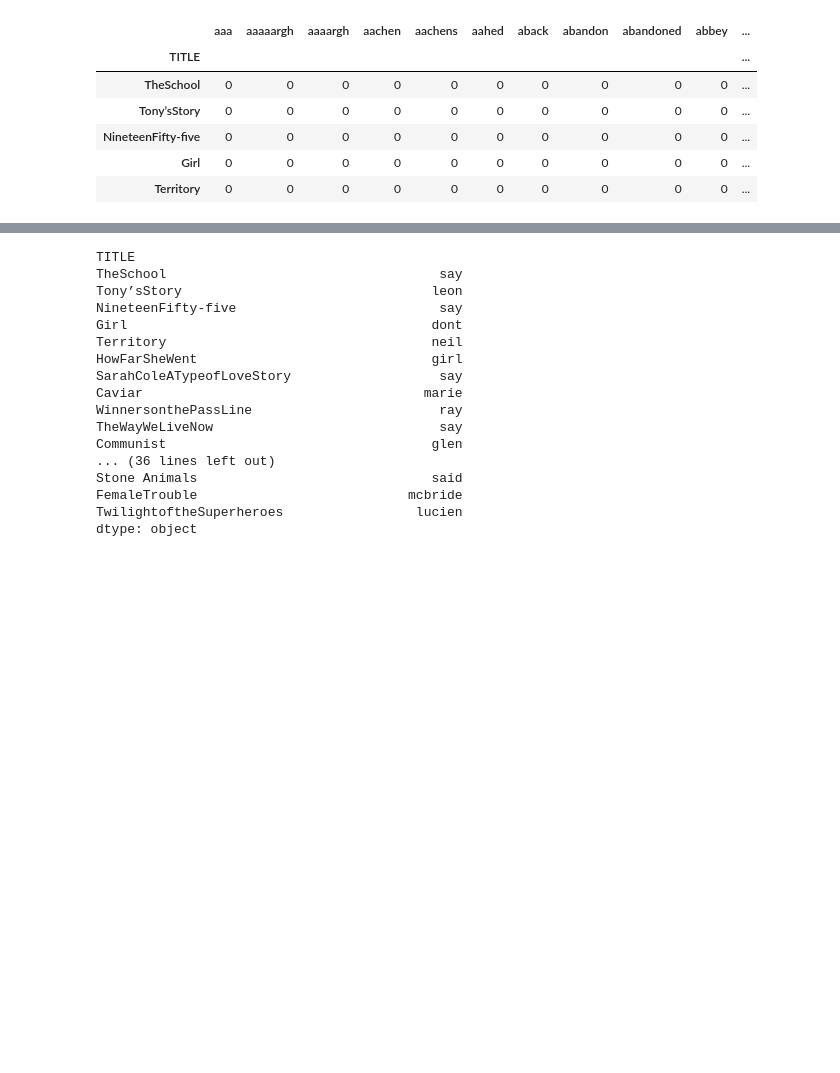
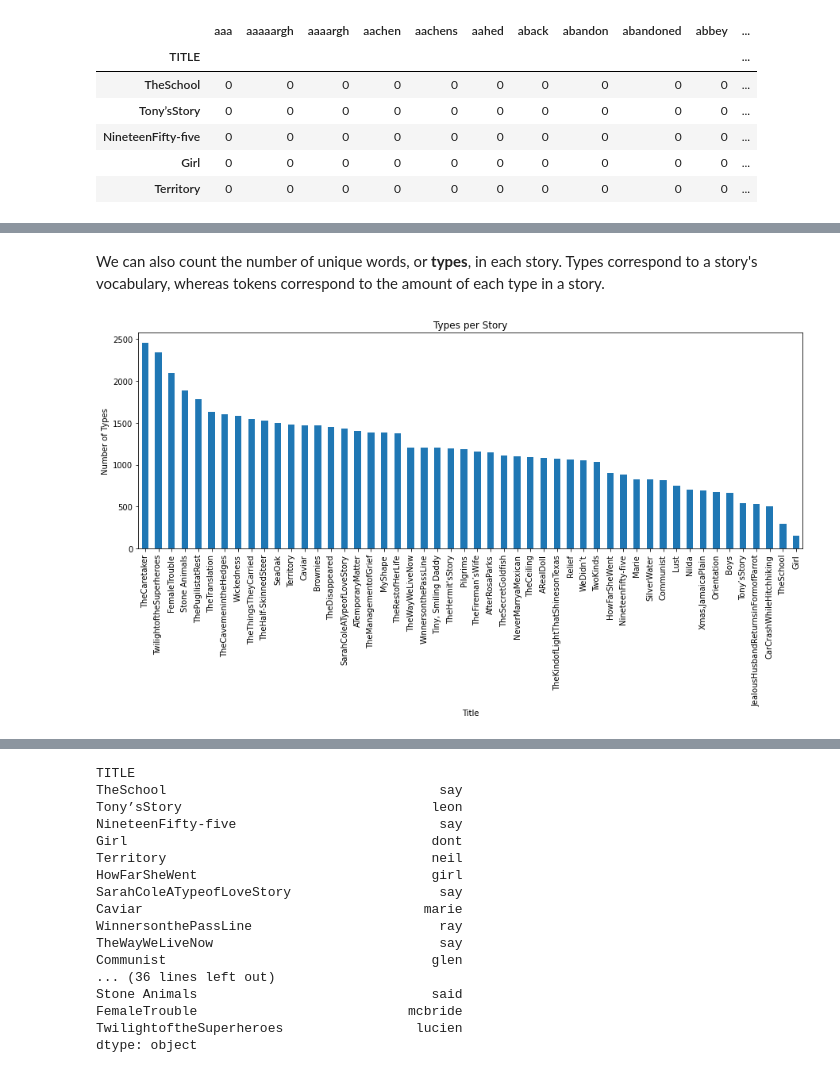
Before and after one commit to ucdavisdatalab/workshop_getting_started_with_textual_data, a Jupyter notebook: 04_corpus-analytics.ipynb, the cells around one changed output, grey strips where cells are left out. Saved outputs shown, nothing was run; the diff lists cells and outputs as text; code cells hidden in the pictures; blank space fills up the shorter version.

```diff
--- a/04_corpus-analytics.ipynb
+++ b/04_corpus-analytics.ipynb
@@ -255,0 +345,13 @@ Raw Metrics
+# %% [markdown]
+We can also count the number of unique words, or **types**, in each story. Types correspond to a story's
+vocabulary, whereas tokens correspond to the amount of each type in a story.
+# %%
+manifest = manifest.assign(NUM_TYPES = dtm.apply(np.count_nonzero, axis = 1))
+
+manifest['NUM_TYPES'].sort_values(ascending = False).plot.bar(figsize = (15, 5),
+                                                              title = "Types per Story",
+                                                              xlabel = 'Title',
+                                                              ylabel = 'Number of Types'
+                                                             );
+# %% [output]
+[figure, added]
```
Also changed, not shown: parts of 58 cells of this notebook.
